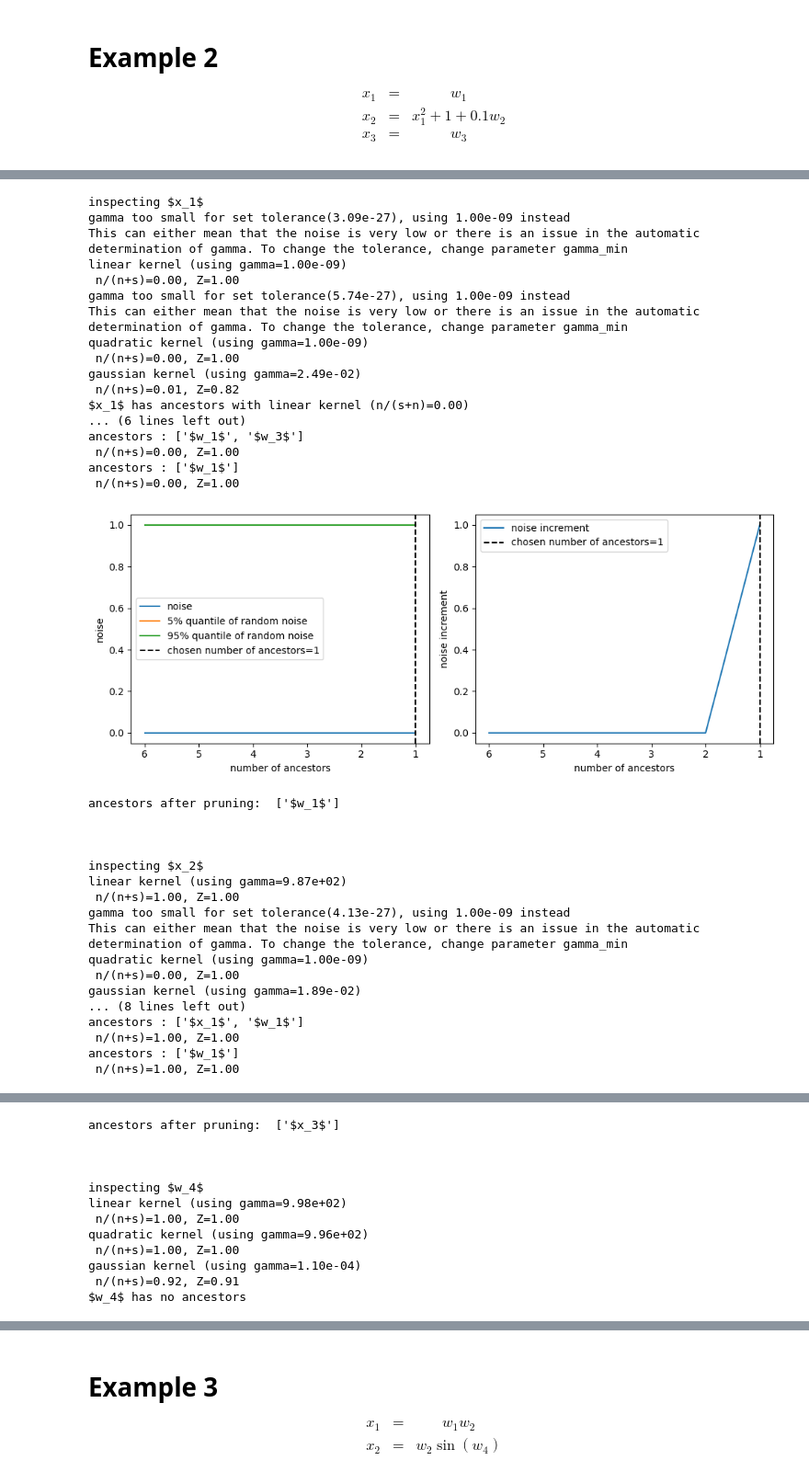
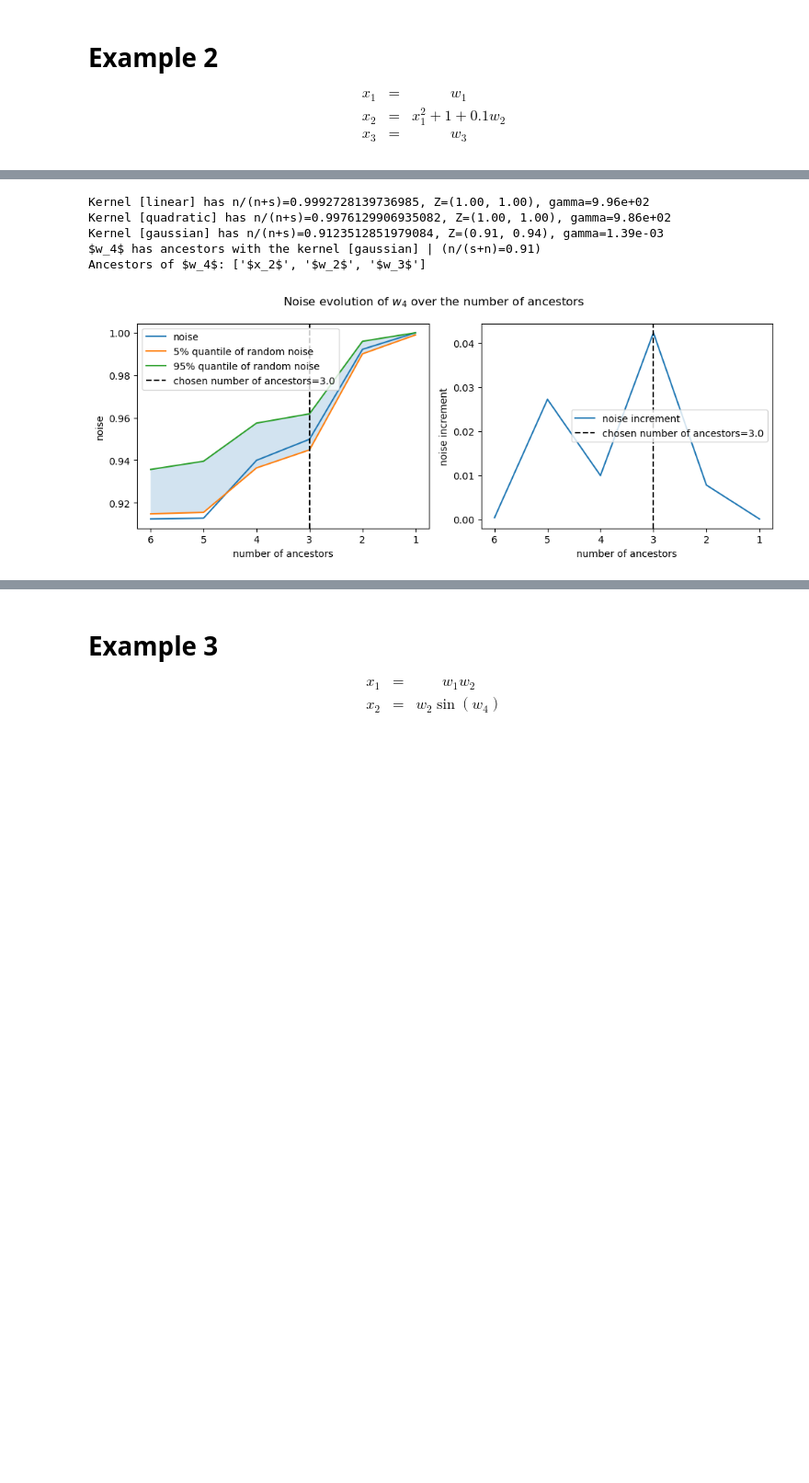
Before and after one commit to TheoBourdais/ComputationalHypergraphDiscovery, a Jupyter notebook: examples/Algebraic-equations/algebraic_equations_graph_discovery.ipynb, the cells around one changed output, grey strips where cells are left out. Shown at 92% size. Cells and saved outputs as stored; diff of their text form; code cells hidden in the pictures; blank space fills up the shorter version.

```diff
--- a/examples/Algebraic-equations/algebraic_equations_graph_discovery.ipynb
+++ b/examples/Algebraic-equations/algebraic_equations_graph_discovery.ipynb
@@ -12,7 +17,11 @@ np.random.seed(0)
 
 $$\begin{matrix}x_1=w_1\\x_2=w_2 \end{matrix} $$
 # %%
-W=np.random.normal(size=(4,1000))
-X=np.concatenate([W[:2],W])
+key = random.PRNGKey(0)
+key, subkey = random.split(key)
+
+W = random.normal(subkey, (1000, 4))
+
+X=np.concatenate([W[:,:2],W],axis=1)
 node_names=['$x_1$','$x_2$','$w_1$','$w_2$','$w_3$','$w_4$']
 # %%
@@ -123,9 +79,13 @@ $$\begin{matrix}x_1&=&w_1\\x_2&=&x_1^2+1+0.1w_2\\x_3&=&w_3 \end{matrix} $$
 # %%
-W=np.random.normal(size=(4,1000))
-X1=W[0]
-X2=X1**2+1+0.1*W[1]
-X3=W[2]
-X=np.concatenate([np.stack([X1,X2,X3],axis=0),W])
+
+key, subkey = random.split(key)
+
+W = random.normal(subkey, (1000, 4))
+X1=W[:,0]
+X2=X1**2+1+0.1*W[:,1]
+X3=W[:,2]
+X=np.concatenate([np.stack([X1,X2,X3],axis=1),W],axis=1)
 node_names=['$x_1$','$x_2$','$x_3$','$w_1$','$w_2$','$w_3$','$w_4$']
 # %%
-graph_discovery=CHD.GraphDiscovery(X,np.array(node_names))
+graph_discovery=CHD.GraphDiscovery(X,node_names)
+old_graph_discovery=CHD_old.GraphDiscovery(X.T,node_names)
@@ -132,38 +173,9 @@ graph_discovery=CHD.GraphDiscovery(X,np.array(node_names))
 # %%
-graph_discovery.fit()
+graph_discovery.fit(['$w_4$'])
 # %% [output]
-inspecting $x_1$
-gamma too small for set tolerance(3.09e-27), using 1.00e-09 instead
-This can either mean that the noise is very low or there is an issue in the automatic determination of gamma. To change the tolerance, change parameter gamma_min
-linear kernel (using gamma=1.00e-09)
- n/(n+s)=0.00, Z=1.00
-gamma too small for set tolerance(5.74e-27), using 1.00e-09 instead
-This can either mean that the noise is very low or there is an issue in the automatic determination of gamma. To change the tolerance, change parameter gamma_min
-quadratic kernel (using gamma=1.00e-09)
- n/(n+s)=0.00, Z=1.00
-gaussian kernel (using gamma=2.49e-02)
- n/(n+s)=0.01, Z=0.82
-$x_1$ has ancestors with linear kernel (n/(s+n)=0.00)
-... (6 lines left out)
-ancestors : ['$w_1$', '$w_3$']
- n/(n+s)=0.00, Z=1.00
-ancestors : ['$w_1$']
- n/(n+s)=0.00, Z=1.00
+Kernel [linear] has n/(n+s)=0.9992728139736985, Z=(1.00, 1.00), gamma=9.96e+02
+Kernel [quadratic] has n/(n+s)=0.9976129906935082, Z=(1.00, 1.00), gamma=9.86e+02
+Kernel [gaussian] has n/(n+s)=0.9123512851979084, Z=(0.91, 0.94), gamma=1.39e-03
+$w_4$ has ancestors with the kernel [gaussian] | (n/(s+n)=0.91)
+Ancestors of $w_4$: ['$x_2$', '$w_2$', '$w_3$']
-[figure, old version]
+[figure, new version]
-ancestors after pruning:  ['$w_1$']
-
-
-
-inspecting $x_2$
-linear kernel (using gamma=9.87e+02)
- n/(n+s)=1.00, Z=1.00
-gamma too small for set tolerance(4.13e-27), using 1.00e-09 instead
-This can either mean that the noise is very low or there is an issue in the automatic determination of gamma. To change the tolerance, change parameter gamma_min
-quadratic kernel (using gamma=1.00e-09)
- n/(n+s)=0.00, Z=1.00
-gaussian kernel (using gamma=1.89e-02)
-... (8 lines left out)
-ancestors : ['$x_1$', '$w_1$']
- n/(n+s)=1.00, Z=1.00
-ancestors : ['$w_1$']
- n/(n+s)=1.00, Z=1.00
@@ -243,15 +182,3 @@ ancestors : ['$x_3$']
-ancestors after pruning:  ['$x_3$']
-
-
-
-inspecting $w_4$
-linear kernel (using gamma=9.98e+02)
- n/(n+s)=1.00, Z=1.00
-quadratic kernel (using gamma=9.96e+02)
- n/(n+s)=1.00, Z=1.00
-gaussian kernel (using gamma=1.10e-04)
- n/(n+s)=0.92, Z=0.91
-$w_4$ has no ancestors
 # %%
 graph_discovery.plot_graph(type_label=False)
 # %% [output]
```
Also changed, not shown: parts of 36 cells of this notebook, 1 other file.
